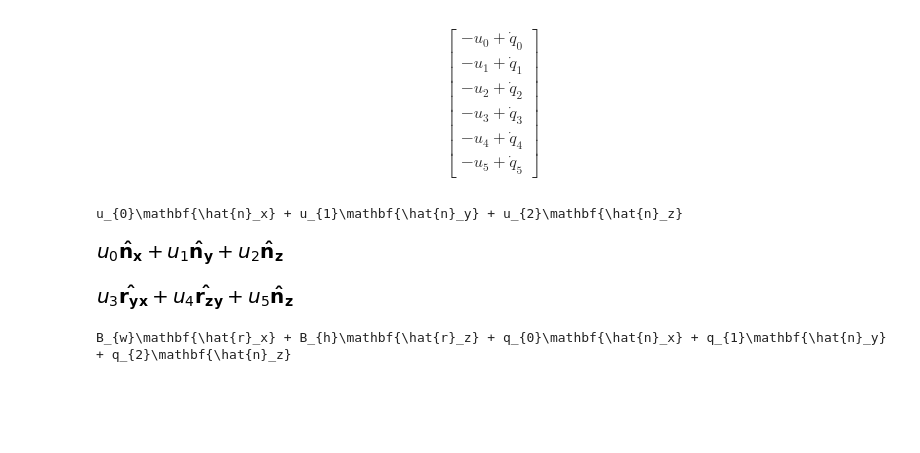
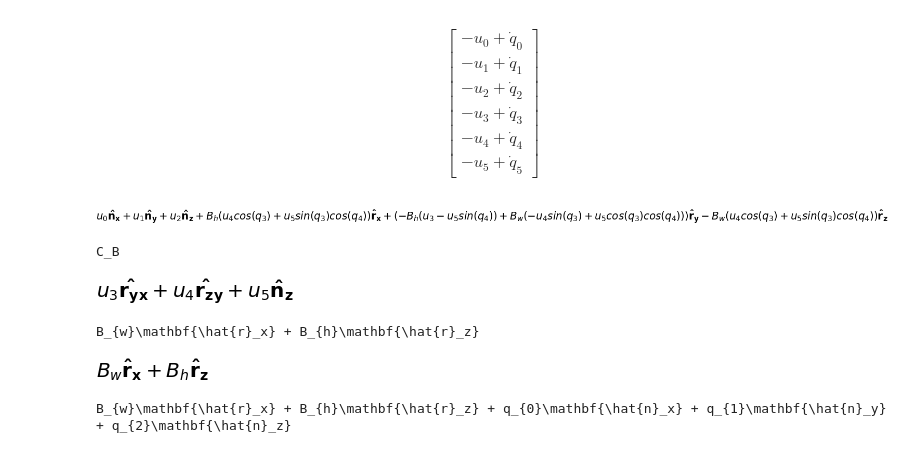
Before and after one commit to UnderwaterROV/underwaterrov, a Jupyter notebook: notebooks/openrov_sim.ipynb, the cells around one changed output. Saved outputs shown, nothing was run; the diff lists cells and outputs as text; code cells hidden in the pictures; blank space fills up the shorter version.

```diff
--- a/notebooks/openrov_sim.ipynb
+++ b/notebooks/openrov_sim.ipynb
@@ -68,28 +68,30 @@ I = list(symbols('Ixx, Iyy, Izz'))             # Moments of inertia of body
 # %%
 # Robot Reference Frame
 Rz=N.orientnew('R_z', 'Axis', (q[3+2], N.z))
 Rz.set_ang_vel(N,u[3+2]*N.z)
 
 Ry=Rz.orientnew('R_y', 'Axis', (q[3+1], Rz.y))
 Ry.set_ang_vel(Rz,u[3+1]*Rz.y)
 
 R=Ry.orientnew('R', 'Axis', (q[3+0], Ry.x))
 R.set_ang_vel(Ry,u[3+0]*Ry.x)
 
 
 # Center of mass of body
 COM = O.locatenew('COM', q[0]*N.x + q[1]*N.y + q[2]*N.z)
 
 # Set the velocity of COM
 COM.set_vel(N, u[0]*N.x + u[1]*N.y + u[2]*N.z)
 
 #center of bouyency
 COB = COM.locatenew('COB', R.x*Bw+R.z*Bh)
 COB.v2pt_theory(COM, N, R);
+#COB.set_vel(R,0);
 #print(me.vlatex(R.dcm(N)))
 #mprint(Rz.ang_vel_in(N).express(N))
 #mprint(q[0]*N.x + q[1]*N.y + q[2]*N.z)
-mprint(u[0]*N.x + u[1]*N.y + u[2]*N.z)
+#mprint(u[0]*N.x + u[1]*N.y + u[2]*N.z)
+#COB.pos_from(O)-COM.pos_from(O)
+COM.vel(N)+R.ang_vel_in(N).cross(COB.pos_from(COM))#.express(N)
 # %% [output]
-u_{0}\mathbf{\hat{n}_x} + u_{1}\mathbf{\hat{n}_y} + u_{2}\mathbf{\hat{n}_z}
-[figure, old version]
+[figure, new version]
@@ -98,3 +98,7 @@ u_{0}\mathbf{\hat{n}_x} + u_{1}\mathbf{\hat{n}_y} + u_{2}\mathbf{\hat{n}_z}
+# %%
+COB
+# %% [output]
+C_B
 # %%
 R.ang_vel_in(N)
 # %% [output]
@@ -104,3 +106,8 @@ R.ang_vel_in(N)
+# %%
+mprint(COB.pos_from(COM))
+# %% [output]
+B_{w}\mathbf{\hat{r}_x} + B_{h}\mathbf{\hat{r}_z}
+[figure, added]
 # %%
 mprint(COB.pos_from(O))
 # %% [output]
```
Also changed, not shown: parts of 5 cells of this notebook.
